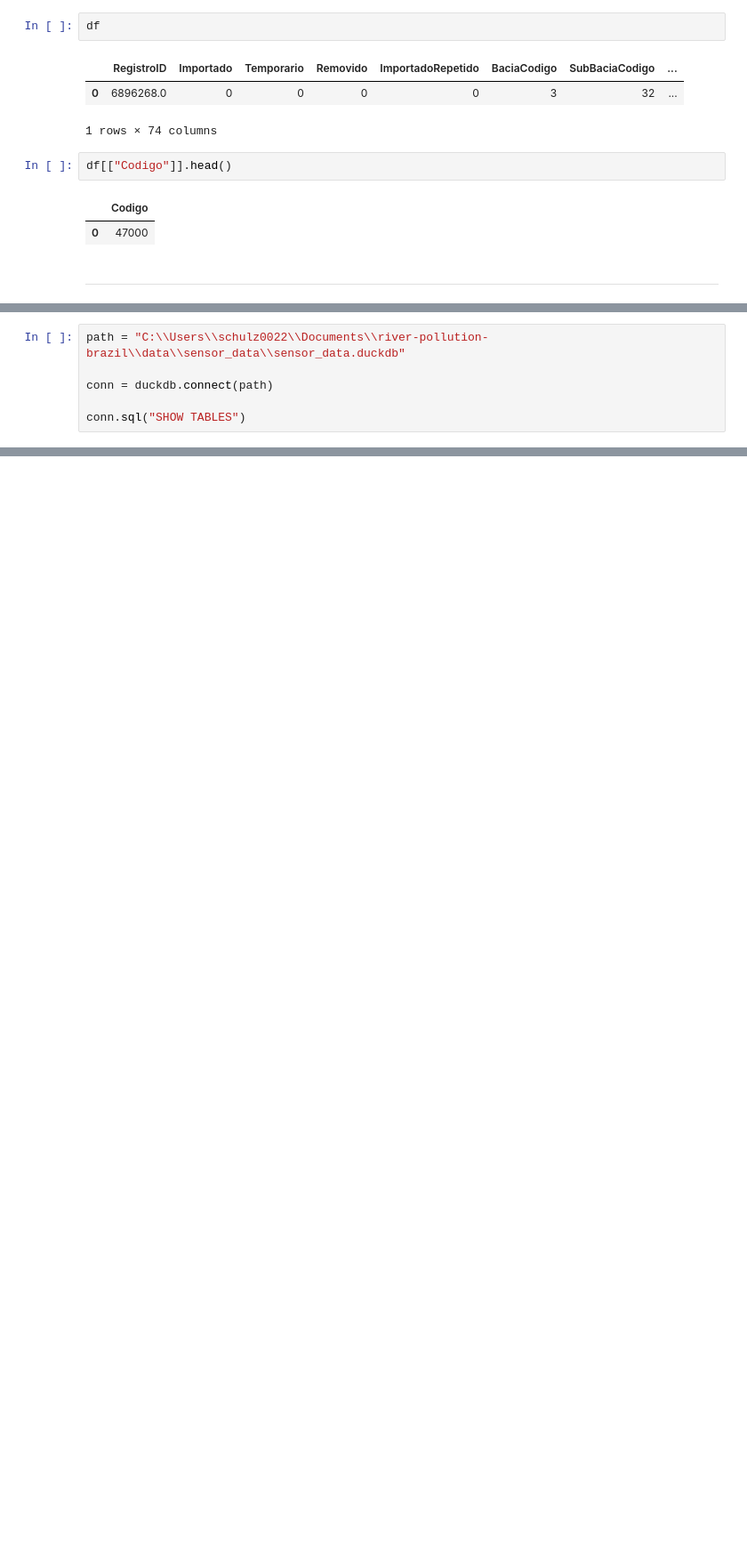
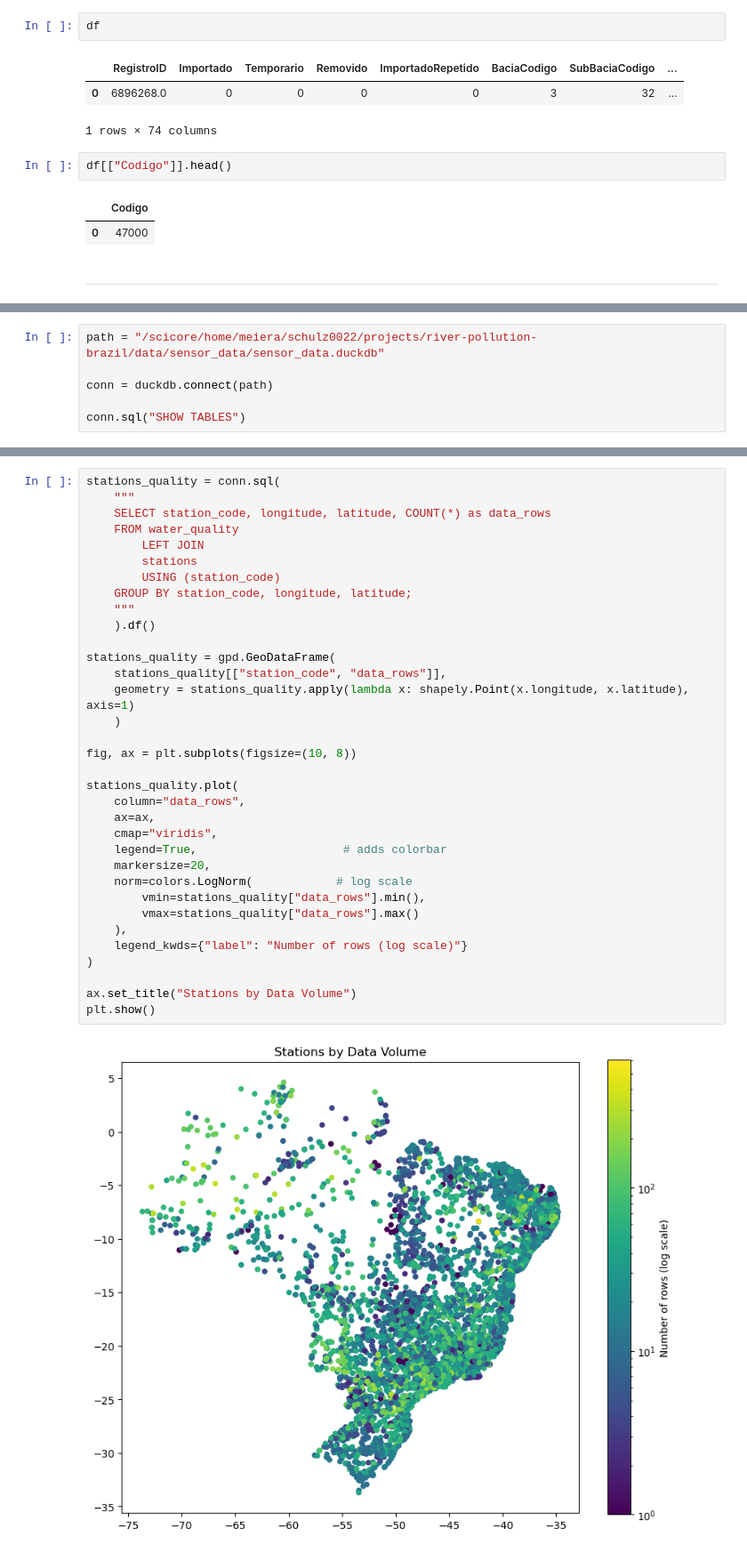
Before and after one commit to felixschulz385/river-pollution-brazil, a Jupyter notebook: code/experiments/sensor_data.ipynb, the cells around one changed output, grey strips where cells are left out. Shown at 89% size. Drawn from its saved outputs; the diff is of its cells as text; blank space fills up the shorter version.

```diff
--- a/code/experiments/sensor_data.ipynb
+++ b/code/experiments/sensor_data.ipynb
@@ -27,5 +32,5 @@ import duckdb
 # %%
-path = "C:\\Users\\schulz0022\\Documents\\river-pollution-brazil\\data\\sensor_data\\sensor_data.duckdb"
+path = "/scicore/home/meiera/schulz0022/projects/river-pollution-brazil/data/sensor_data/sensor_data.duckdb"
 
 conn = duckdb.connect(path)
 
@@ -65,0 +85,36 @@ conn.sql("SELECT * from stations WHERE ")
+# %%
+stations_quality = conn.sql(
+    """
+    SELECT station_code, longitude, latitude, COUNT(*) as data_rows
+    FROM water_quality
+        LEFT JOIN
+        stations
+        USING (station_code)
+    GROUP BY station_code, longitude, latitude;
+    """
+    ).df()
+
+stations_quality = gpd.GeoDataFrame(
+    stations_quality[["station_code", "data_rows"]],
+    geometry = stations_quality.apply(lambda x: shapely.Point(x.longitude, x.latitude), axis=1)
+    )
+
+fig, ax = plt.subplots(figsize=(10, 8))
+
+stations_quality.plot(
+    column="data_rows",
+    ax=ax,
+    cmap="viridis",
+    legend=True,                     # adds colorbar
+    markersize=20,
+    norm=colors.LogNorm(            # log scale
+        vmin=stations_quality["data_rows"].min(),
+        vmax=stations_quality["data_rows"].max()
+    ),
+    legend_kwds={"label": "Number of rows (log scale)"}
+)
+
+ax.set_title("Stations by Data Volume")
+plt.show()
+# %% [output]
+[figure, added]
```
Also changed, not shown: parts of 6 cells of this notebook, 22 other files.
